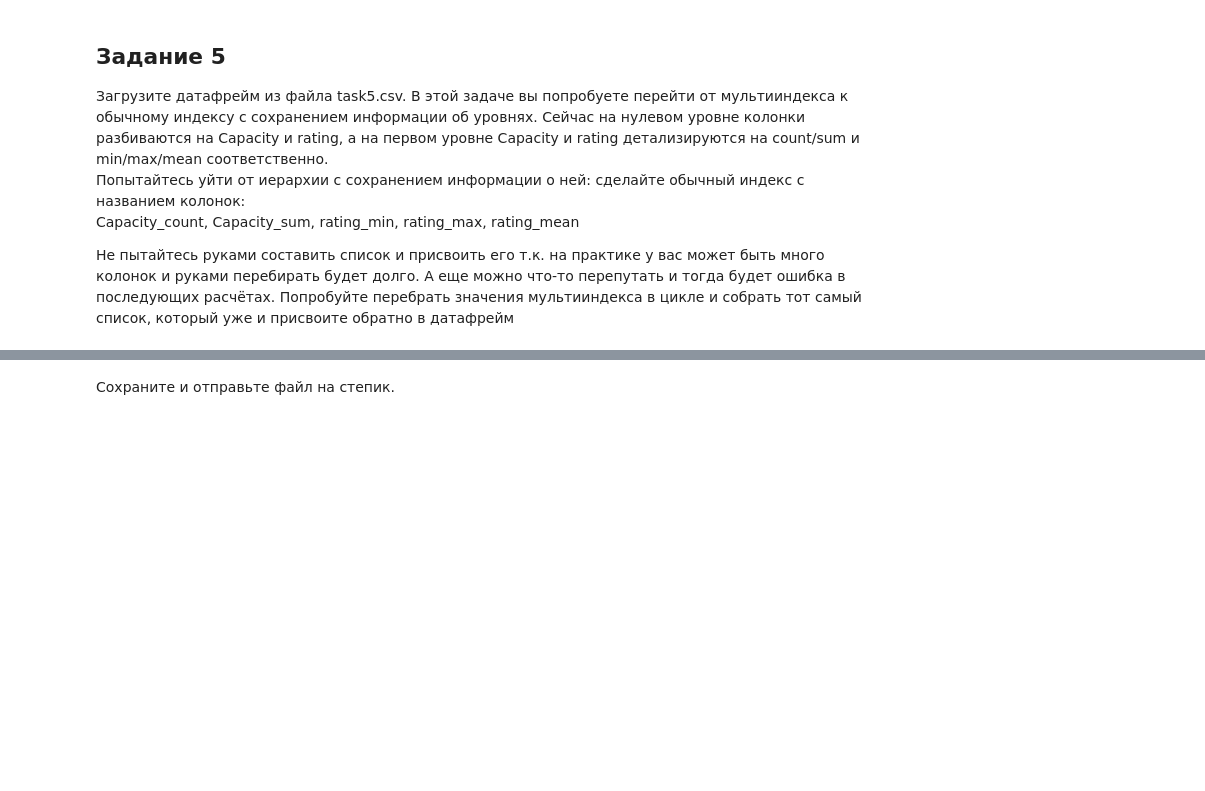
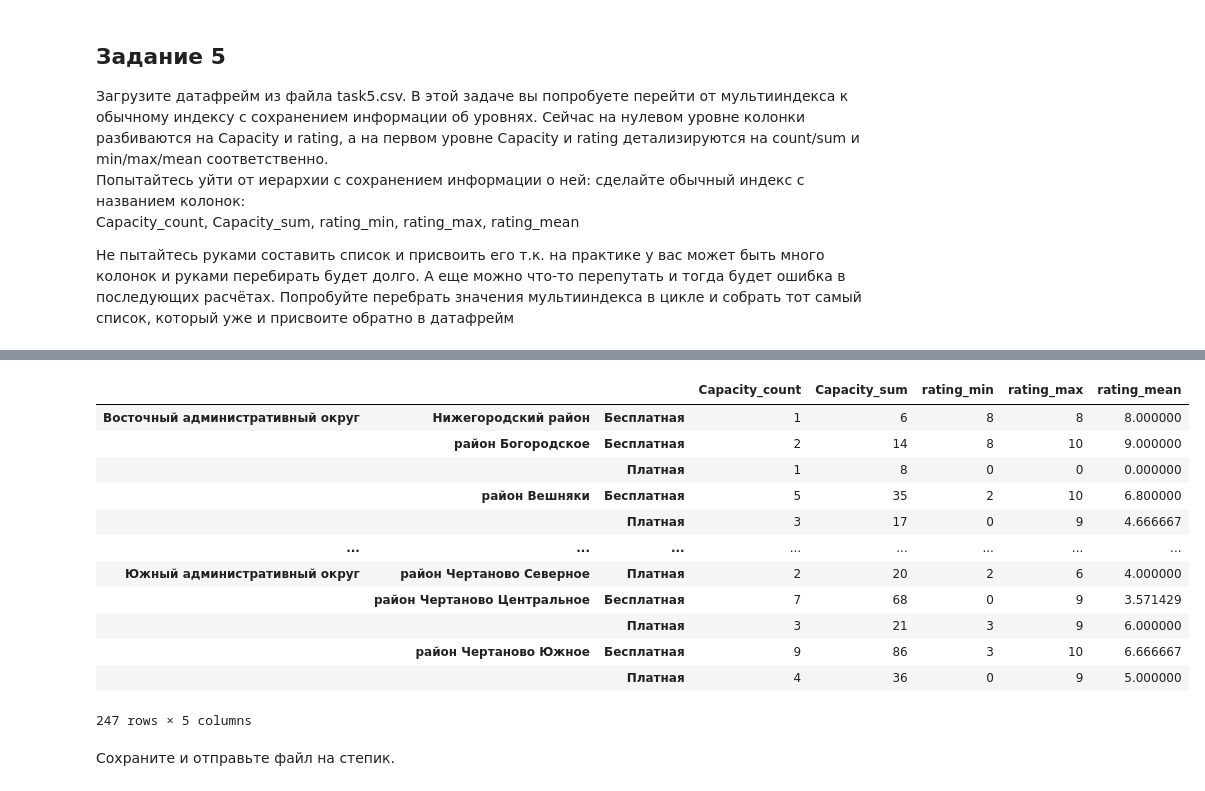
Before and after one commit to gbrs/basics_of_pandas, a Jupyter notebook: 6_2.ipynb, the cells around one changed output, grey strips where cells are left out. Saved outputs shown, nothing was run; the diff lists cells and outputs as text; code cells hidden in the pictures; blank space fills up the shorter version.

Commit message:
solve task 6.2.5

```diff
--- a/6_2.ipynb
+++ b/6_2.ipynb
@@ -159,5 +174,21 @@ df5_task
 # %%
-df5_result = ......
+df5_result = df5_task.copy(deep=True)
+df5_result.columns = df5_task.columns.to_frame().apply(lambda x: x[0] + '_' + x[1], axis=1).values
+df5_result
+# %% [output]
+|  |  |  | Capacity_count | Capacity_sum | rating_min | rating_max | rating_mean |
+| Восточный административный округ | Нижегородский район | Бесплатная | 1 | 6 | 8 | 8 | 8.000000 |
+|  | район Богородское | Бесплатная | 2 | 14 | 8 | 10 | 9.000000 |
+|  |  | Платная | 1 | 8 | 0 | 0 | 0.000000 |
+|  | район Вешняки | Бесплатная | 5 | 35 | 2 | 10 | 6.800000 |
+|  |  | Платная | 3 | 17 | 0 | 9 | 4.666667 |
+| ... | ... | ... | ... | ... | ... | ... | ... |
+| Южный административный округ | район Чертаново Северное | Платная | 2 | 20 | 2 | 6 | 4.000000 |
+|  | район Чертаново Центральное | Бесплатная | 7 | 68 | 0 | 9 | 3.571429 |
+|  |  | Платная | 3 | 21 | 3 | 9 | 6.000000 |
+|  | район Чертаново Южное | Бесплатная | 9 | 86 | 3 | 10 | 6.666667 |
+|  |  | Платная | 4 | 36 | 0 | 9 | 5.000000 |
+247 rows × 5 columns
 # %% [markdown]
 Сохраните и отправьте файл на степик.
 # %%
```
Also changed, not shown: parts of 1 cell of this notebook.
